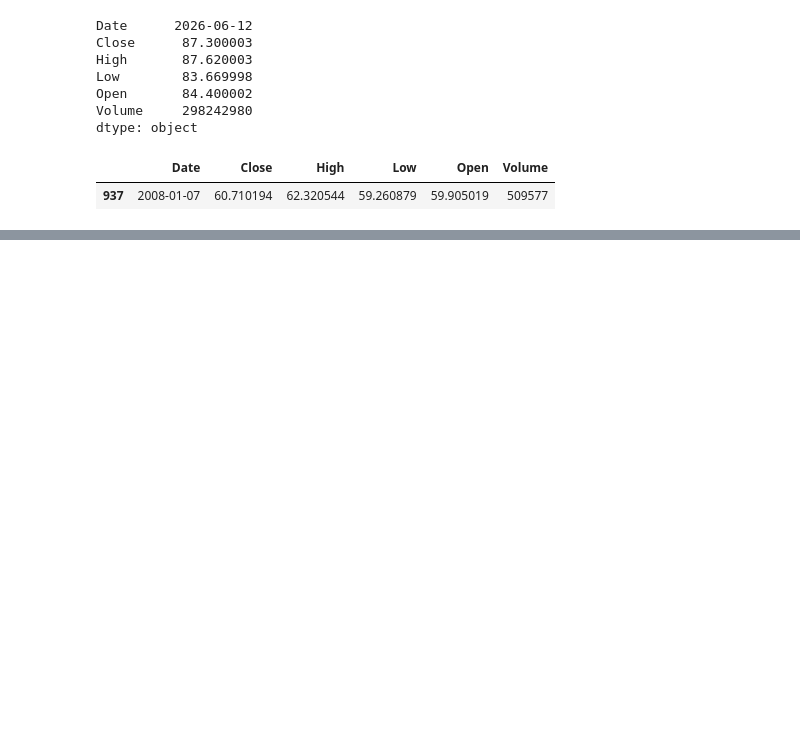
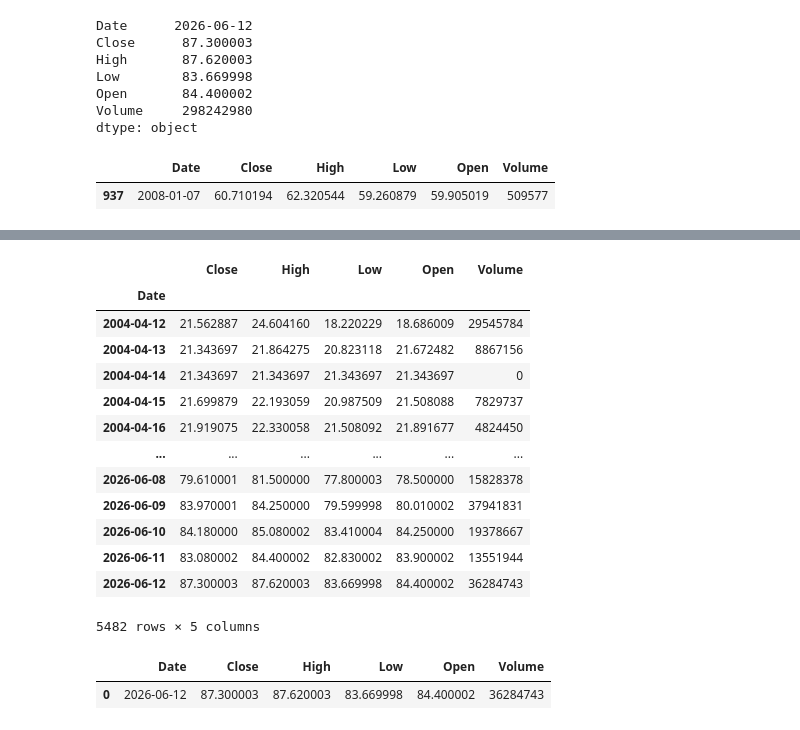
Before and after one commit to srk2115/stock-scanner, a Jupyter notebook: data/download-daily-data.ipynb, the cells around one changed output, grey strips where cells are left out. Cells and saved outputs as stored; diff of their text form; code cells hidden in the pictures; blank space fills up the shorter version.

```diff
--- a/data/download-daily-data.ipynb
+++ b/data/download-daily-data.ipynb
@@ -186,0 +196,18 @@ df[df['Date'] == '2008-01-07']
+# %%
+df.set_index('Date', inplace=True)
+df.tail()
+# %% [output]
+|  | Close | High | Low | Open | Volume |
+| Date |  |  |  |  |  |
+| 2004-04-12 | 21.562887 | 24.604160 | 18.220229 | 18.686009 | 29545784 |
+| 2004-04-13 | 21.343697 | 21.864275 | 20.823118 | 21.672482 | 8867156 |
+| 2004-04-14 | 21.343697 | 21.343697 | 21.343697 | 21.343697 | 0 |
+| 2004-04-15 | 21.699879 | 22.193059 | 20.987509 | 21.508088 | 7829737 |
+| 2004-04-16 | 21.919075 | 22.330058 | 21.508092 | 21.891677 | 4824450 |
+| ... | ... | ... | ... | ... | ... |
+| 2026-06-08 | 79.610001 | 81.500000 | 77.800003 | 78.500000 | 15828378 |
+| 2026-06-09 | 83.970001 | 84.250000 | 79.599998 | 80.010002 | 37941831 |
+| 2026-06-10 | 84.180000 | 85.080002 | 83.410004 | 84.250000 | 19378667 |
+| 2026-06-11 | 83.080002 | 84.400002 | 82.830002 | 83.900002 | 13551944 |
+| 2026-06-12 | 87.300003 | 87.620003 | 83.669998 | 84.400002 | 36284743 |
+5482 rows × 5 columns
@@ -186,0 +225,10 @@ df[df['Date'] == '2008-01-07']
+# %%
+df1.columns = df1.columns.get_level_values(0)
+df1.columns = [str(col).strip() for col in df1.columns]
+df1.reset_index(inplace=True)
+# df1.reset_index(drop=True)
+df1.columns
+df1
+# %% [output]
+|  | Date | Close | High | Low | Open | Volume |
+| 0 | 2026-06-12 | 87.300003 | 87.620003 | 83.669998 | 84.400002 | 36284743 |
```
Also changed, not shown: parts of 9 cells of this notebook, 1 other file.
